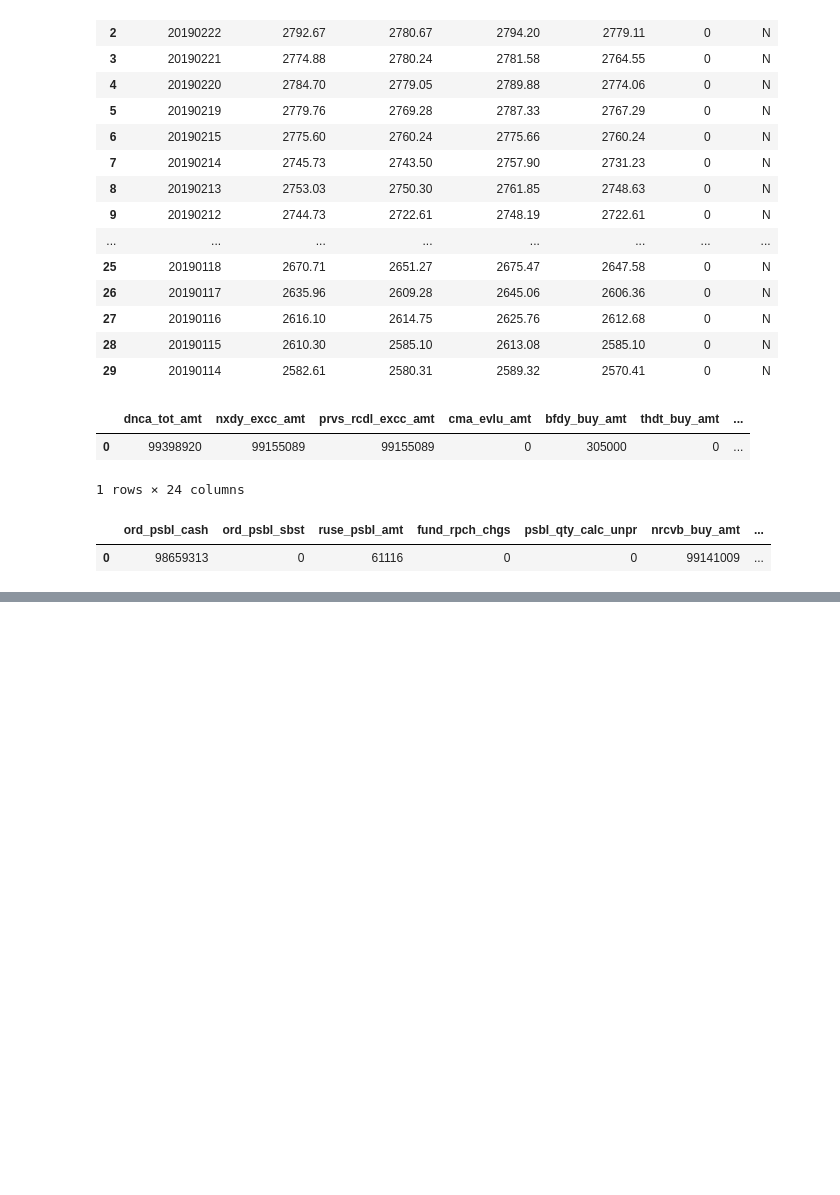
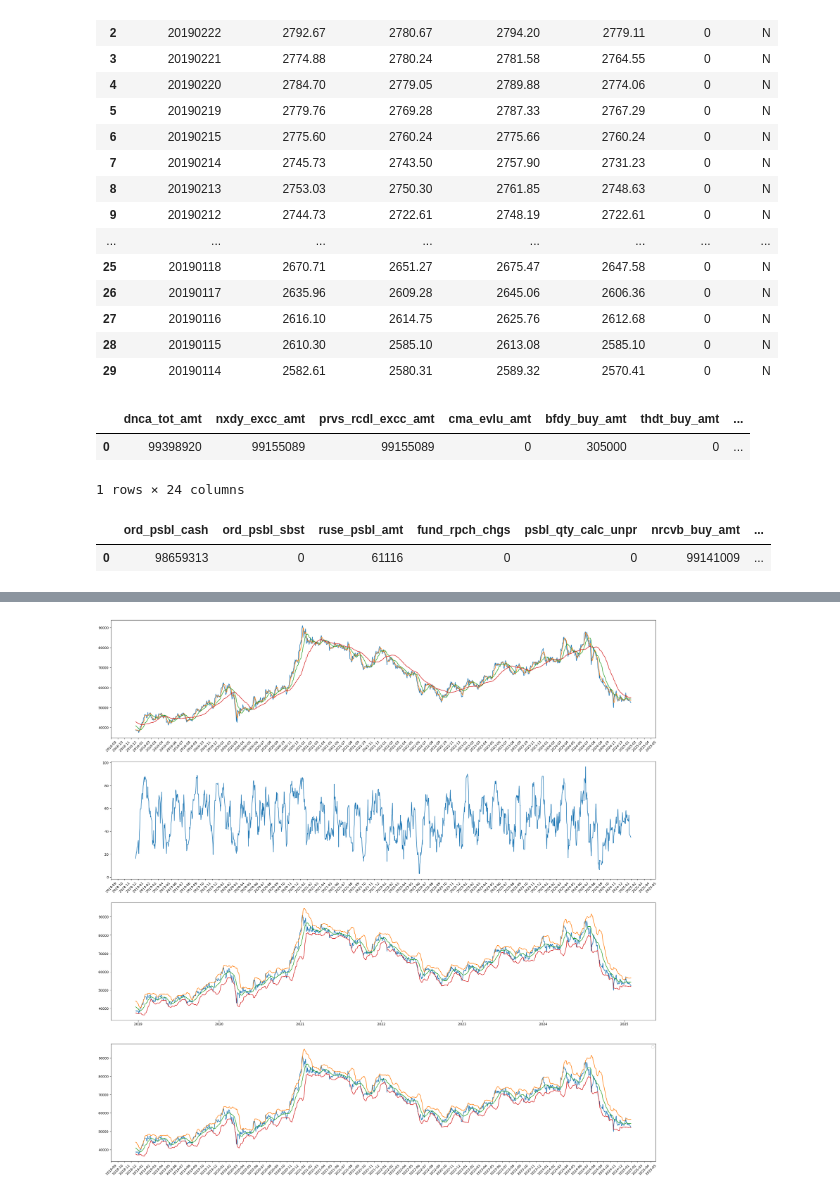
Before and after one commit to glace158/stockTrading, a Jupyter notebook: stock.ipynb, the cells around one changed output, grey strips where cells are left out. Cells and saved outputs as stored; diff of their text form; code cells hidden in the pictures; blank space fills up the shorter version.

```diff
--- a/stock.ipynb
+++ b/stock.ipynb
@@ -386,0 +432,52 @@ kb.get_inquire_psbl_order()
+# %%
+import pandas as pd
+import matplotlib.pyplot as plt
+import matplotlib.dates as mdates
+data_directory = "API\datas\ " + "005930" + ".csv"
+
+datas = pd.read_csv(data_directory)
+
+datas["stck_bsop_date"] = pd.to_datetime(datas["stck_bsop_date"],format="%Y%m%d")
+
+plt.figure(figsize=(30, 30))
+fig_count = 4
+
+ax1 = plt.subplot(fig_count,1,1)
+ax1.plot(datas["stck_bsop_date"] ,datas['stck_clpr'], label='')
+
+ax1.plot(datas["stck_bsop_date"] ,datas['5'], label='')
+ax1.plot(datas["stck_bsop_date"] ,datas['20'], label='')
+ax1.plot(datas["stck_bsop_date"] ,datas['60'], label='')
+
+plt.xticks(rotation=45)
+ax = plt.gca()
+ax.xaxis.set_major_locator(mdates.MonthLocator())
+############################################################################
+ax2 = plt.subplot(fig_count,1,2)
+ax2.plot(datas["stck_bsop_date"] ,datas['rsi'], label='')
+
+plt.xticks(rotation=45)
+ax = plt.gca()
+ax.xaxis.set_major_locator(mdates.MonthLocator())
+############################################################################
+ax3 = plt.subplot(fig_count,1,3)
+ax3.plot(datas["stck_bsop_date"] ,datas['stck_clpr'], label='')
+ax3.plot(datas["stck_bsop_date"] ,datas['bb_upper'], label='')
+ax3.plot(datas["stck_bsop_date"] ,datas['bb_middle'], label='')
+ax3.plot(datas["stck_bsop_date"] ,datas['bb_lower'], label='')
+############################################################################
+ax4 = plt.subplot(fig_count,1,4)
+ax4.plot(datas["stck_bsop_date"] ,datas['stck_clpr'], label='')
+ax4.plot(datas["stck_bsop_date"] ,datas['bb_upper'], label='')
+ax4.plot(datas["stck_bsop_date"] ,datas['bb_middle'], label='')
+ax4.plot(datas["stck_bsop_date"] ,datas['bb_lower'], label='')
+
+plt.xticks(rotation=45)
+ax = plt.gca()
+ax.xaxis.set_major_locator(mdates.MonthLocator())
+plt.legend()
+
+
+plt.show()
+# %% [output]
+[figure, added]
```
Also changed, not shown: parts of 2 cells of this notebook, 20 other files.
